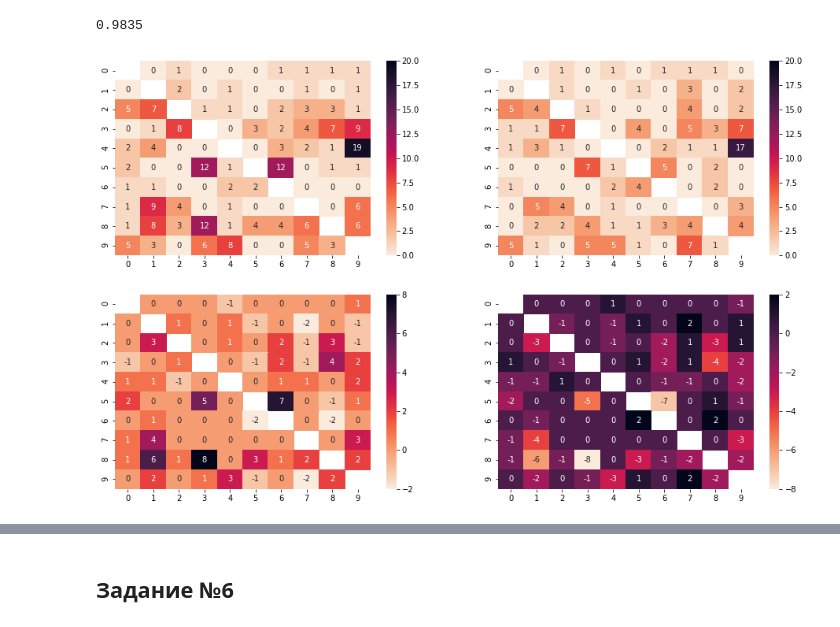
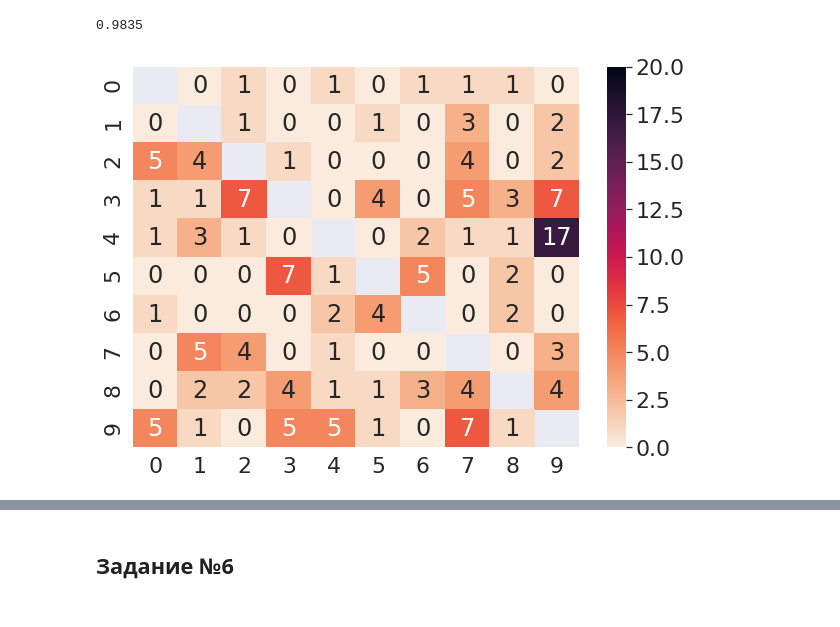
Before and after one commit to Tytskiy/Study, a Jupyter notebook: mmp-fall-2020/practicum/hm-4(KNN)/hm-4.ipynb, the cells around one changed output, grey strips where cells are left out. Saved outputs shown, nothing was run; the diff lists cells and outputs as text; code cells hidden in the pictures.

Commit message:
add task 5

```diff
--- a/mmp-fall-2020/practicum/hm-4(KNN)/hm-4.ipynb
+++ b/mmp-fall-2020/practicum/hm-4(KNN)/hm-4.ipynb
@@ -288,27 +288,30 @@ print(accuracy_score(y_test, y_pred_aug))
 # %%
 from sklearn.metrics import confusion_matrix
 
 cm_base = confusion_matrix(y_test, y_pred_base, labels=range(10))
 df_base = pd.DataFrame(cm_base, range(10), range(10))
 
 for i in range(10):
     df_base.iloc[i,i]=float("inf")
 
 cm_aug = confusion_matrix(y_test, y_pred_aug, labels=range(10))
 df_aug = pd.DataFrame(cm_aug, range(10), range(10))
 
 for i in range(10):
     df_aug.iloc[i,i]=float("inf")
 
-fig, ax = plt.subplots(2, 2, figsize=(16, 10))
-sn.heatmap(df_base, annot=True, cmap="rocket_r", ax=ax[0, 0], vmax=20)
-sn.heatmap(df_aug, annot=True, cmap="rocket_r", ax=ax[0, 1], vmax=20)
+#fig, ax = plt.subplots(2, 2, figsize=(16, 10))
+#sn_0_0 = sn.heatmap(df_base, annot=True, cmap="rocket_r", ax=ax[0, 0], vmax=20)
 
-sn.heatmap(df_base-df_aug, annot=True, cmap="rocket_r", ax=ax[1, 0])
-sn.heatmap(-df_base+df_aug, annot=True, cmap="rocket_r", ax=ax[1, 1])
+fig = plt.figure(figsize=(10, 7))
+sn.set(font_scale=2)
+sn_0_1 = sn.heatmap(df_aug, annot=True, cmap="rocket_r", vmax=20)
+fig.savefig("figures/task5_conf_mat.pdf")
+#sn_1_0 = sn.heatmap(df_base-df_aug, annot=True, cmap="rocket_r", ax=ax[1, 0])
+#sn_1_1 = sn.heatmap(-df_base+df_aug, annot=True, cmap="rocket_r", ax=ax[1, 1])
 plt.show()
 # %% [output]
-[figure, old version]
+[figure, new version]
 # %%
 lim = 1
 for i in range(10):
```
Also changed, not shown: parts of 1 cell of this notebook, 4 other files.
